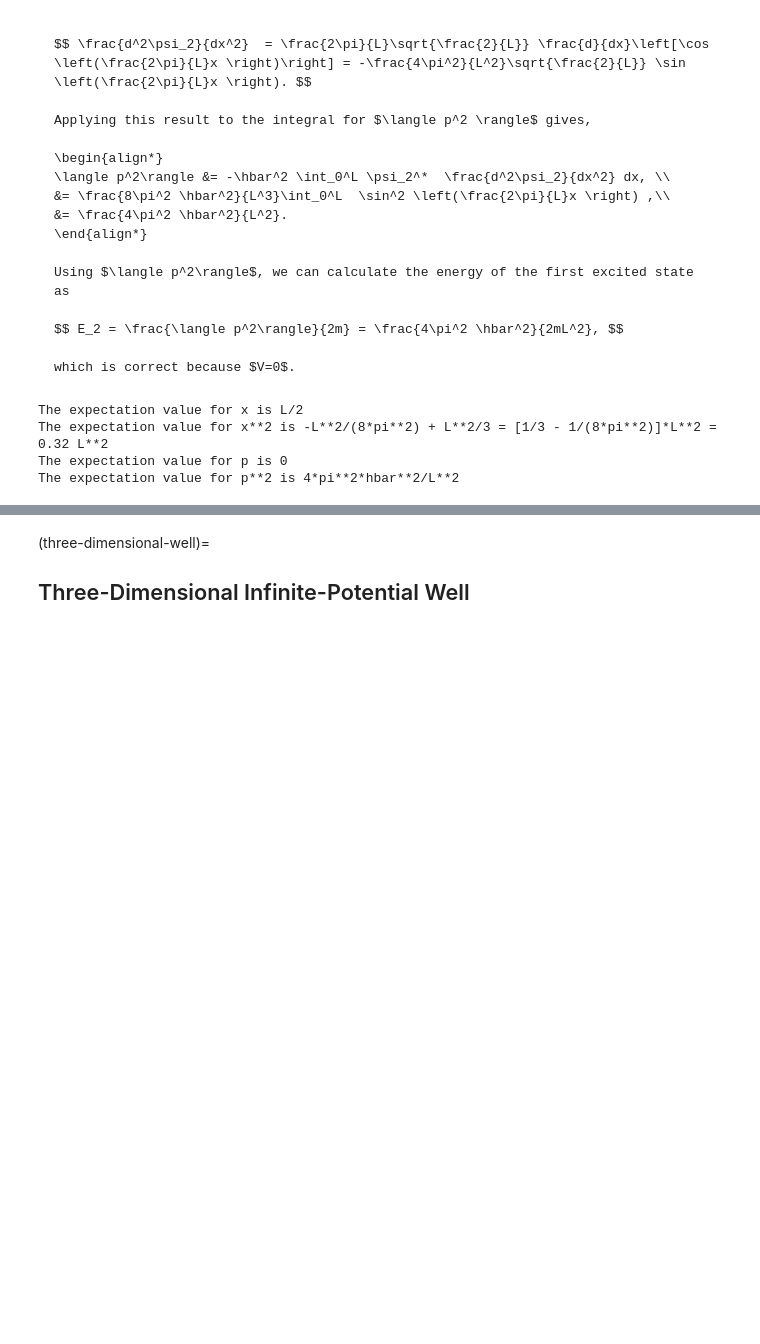
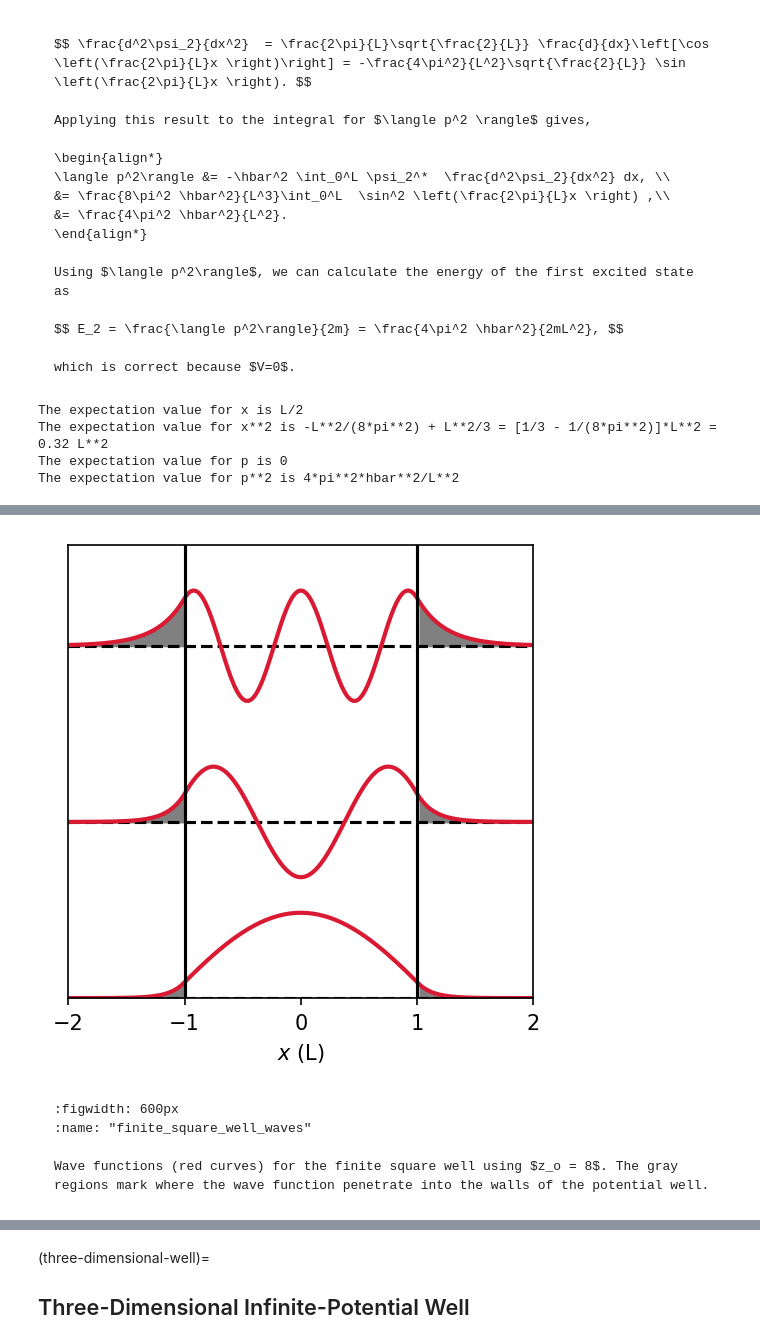
Before and after one commit to saturnaxis/ModernPhysics, a Jupyter notebook: docs/_sources/Chapter_6/quantum-mechanics-part2.ipynb, the cells around one changed output, grey strips where cells are left out. Drawn from its saved outputs; the diff is of its cells as text; code cells hidden in the pictures; blank space fills up the shorter version.

Commit message:
finished finite square well

````diff
--- a/docs/_sources/Chapter_6/quantum-mechanics-part2.ipynb
+++ b/docs/_sources/Chapter_6/quantum-mechanics-part2.ipynb
@@ -769,0 +781,72 @@ The first three roots are approximately 0.44 pi, 1.33 pi, and 2.17 pi.
+# %%
+import numpy as np
+import matplotlib.pyplot as plt
+from scipy.constants import m_e, hbar, eV
+from scipy.optimize import minimize
+
+def fsw_wave_func(x,A,C,D,E,V_o,m):
+    #Calculate the wave function for the finite square well
+    k = calc_k(E,m)
+    alpha = calc_alpha(E,V_o,m)
+    region_I = np.where(x<=-L)[0]
+    region_II = np.where(np.logical_and(-L<x,x<L))[0]
+    region_III = np.where(x>=L)
+
+    psi = np.zeros(len(x))
+    psi[region_I] = A*np.exp(alpha*x[region_I])
+    psi[region_II] = C*np.cos(k*x[region_II])+D*np.sin(k*x[region_II])
+    psi[region_III] = A*np.exp(-alpha*x[region_III])
+
+    return psi
+
+def calc_alpha(E,V_o,m):
+    #calculate alpha from E and V_o
+    return np.sqrt(2*m*np.abs(E-V_o)/hbar**2)
+def calc_k(E,m):
+    #calculate k from E
+    return np.sqrt(2*m*E/hbar**2)
+
+def calc_En(n,m,V_o):
+    #calculate E_n for a wide deep well
+    #return n**2*np.pi**2*hbar**2/(2*m*(2*L)**2) - V_o
+    z_n = [0.44*np.pi,1.33*np.pi,2.17*np.pi]
+    return z_n[n]**2*hbar**2/(2*m*L**2)
+def calc_coeff(E,V_o,m):
+    #calculate the coefficient A_n
+    k = calc_k(E,m)
+    alpha = calc_alpha(E,V_o,m)
+    term_1 = (np.exp(2*alpha*L)-np.exp(-2*alpha*L))/(2*alpha)
+    term_2 = (L + np.sin(2*k*L)/(2*L))*np.exp(-2*alpha*L)/np.cos(k*L)**2
+    A_n = np.sqrt(1./(term_1+term_2))
+    C_n = A_n*np.exp(-alpha*L)/np.cos(k*L)
+    return A_n, C_n
+
+fs='medium'
+lw = 2
+
+L = 5.29e-11 #half-width of well (in m)
+V_pot = (8*hbar/L)**2/(2*m_e) #z_o = 8 converted into V_o
+E_n = []
+for i in range(1,4):
+    E_n.append(calc_En(i-1,m_e,V_pot))
+fig = plt.figure(figsize=(4,4),dpi=150)
+ax = fig.add_subplot(111)
+
+x_rng = np.arange(-2*L,2*L,L/40.)
+for i in range(0,3):
+    A_n,C_n = calc_coeff(E_n[i],V_pot,m_e)
+    psi = fsw_wave_func(x_rng,A_n,C_n,0,E_n[i],V_pot,m_e)/1e-5
+    ax.fill_between(x_rng[x_rng<=-L]/L,psi[x_rng<=-L]+3.5*i,3.5*i,color='gray')
+    ax.fill_between(x_rng[x_rng>=L]/L,psi[x_rng>=L]+3.5*i,3.5*i,color='gray')
+    ax.axhline(3.5*i,linestyle='--',color='k')
+    ax.plot(x_rng/L,psi+3.5*i,'-',color=col,lw=lw)
+
+ax.set_yticks([])
+ax.set_ylim(0,9)
+ax.axvline(-1,linestyle='-',color='k')
+ax.axvline(1,linestyle='-',color='k')
+ax.set_xlim(-2,2)
+ax.set_xlabel("$x$ (L)")
+
+glue("fsw_func_fig", fig, display=False);
+# %% [output]
@@ -769,0 +854,8 @@ The first three roots are approximately 0.44 pi, 1.33 pi, and 2.17 pi.
+[figure, added]
+# %% [markdown]
+```{glue:figure} fsw_func_fig
+:figwidth: 600px
+:name: "finite_square_well_waves"
+
+Wave functions (red curves) for the finite square well using $z_o = 8$. The gray regions mark where the wave function penetrate into the walls of the potential well.
+```
````
Also changed, not shown: parts of 5 cells of this notebook, 6 other files.
